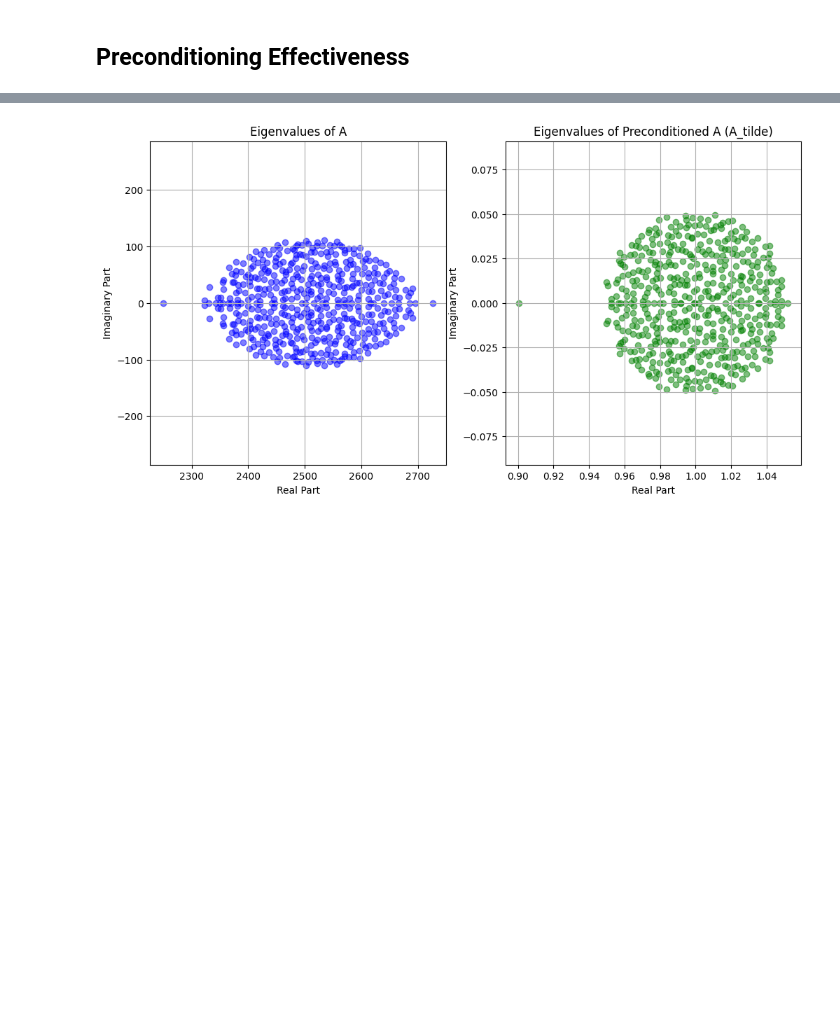
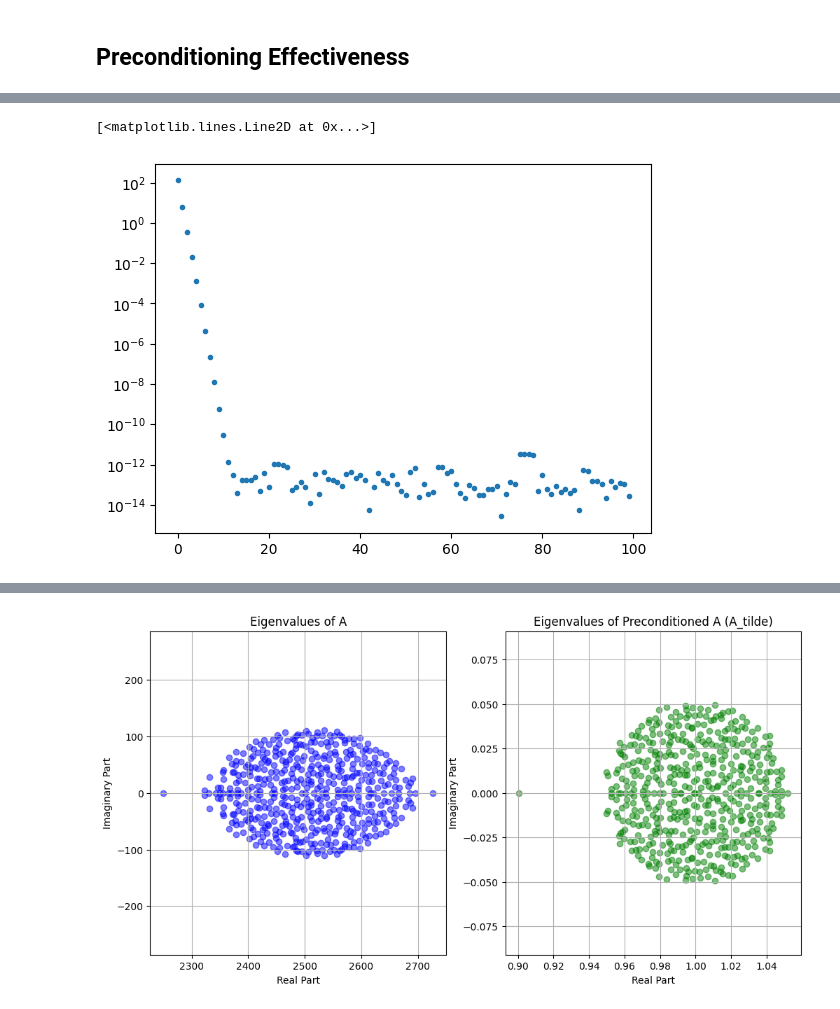
Before and after one commit to eti-calde/NumericalMethods, a Jupyter notebook: Preconditioners.ipynb, the cells around one changed output, grey strips where cells are left out. Drawn from its saved outputs; the diff is of its cells as text; code cells hidden in the pictures; blank space fills up the shorter version.

```diff
--- a/Preconditioners.ipynb
+++ b/Preconditioners.ipynb
@@ -162,0 +163,5 @@ To use the future default and silence this warning we advise to pass `rcond=None
+# %%
+plt.semilogy(np.abs(np.diff(residuals_with)), ".")
+# %% [output]
+[<matplotlib.lines.Line2D at 0x...>]
+[figure, added]
```
Also changed, not shown: parts of 19 cells of this notebook.
